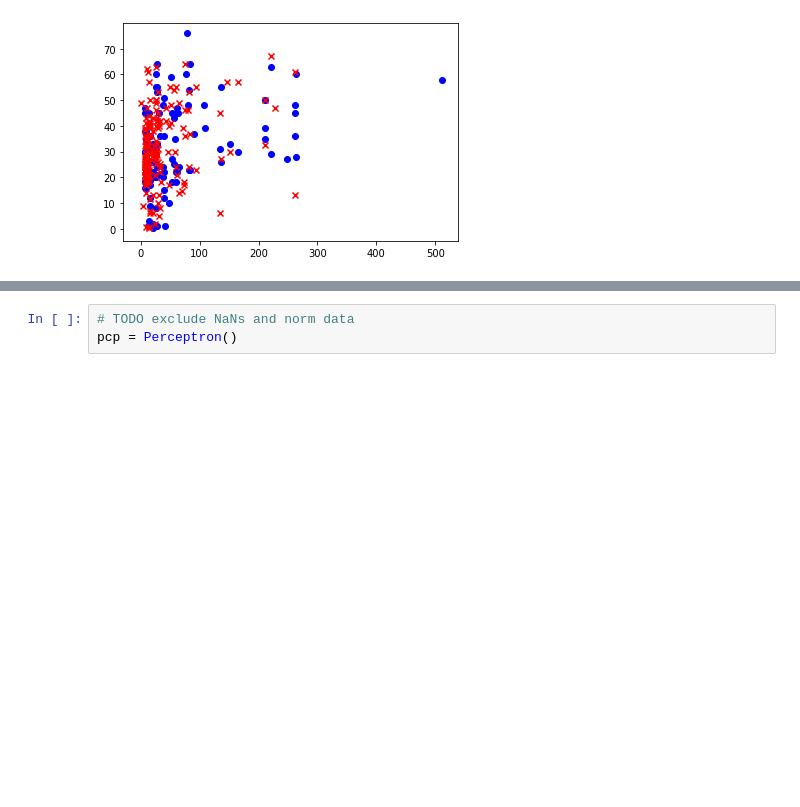
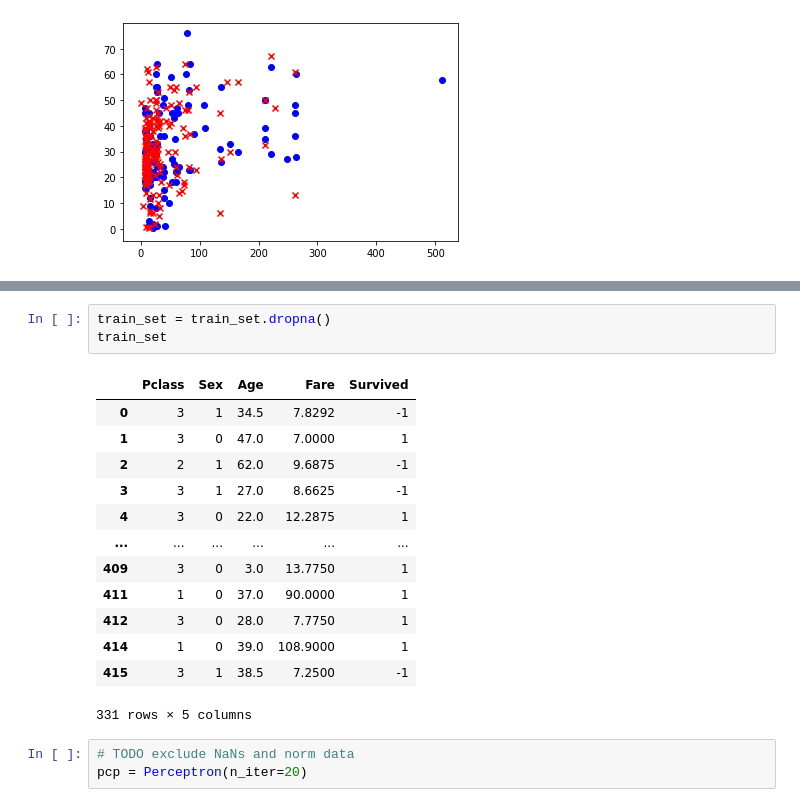
Before and after one commit to nefomichev/ml_models, a Jupyter notebook: rashka_ml_course/Classificator.ipynb, the cells around one changed output, grey strips where cells are left out. Drawn from its saved outputs; the diff is of its cells as text; blank space fills up the shorter version.

```diff
--- a/rashka_ml_course/Classificator.ipynb
+++ b/rashka_ml_course/Classificator.ipynb
@@ -237,3 +253,20 @@ train_set['Survived'] = np.where(train_set['Survived'] == 0, -1, 1)
+# %%
+train_set = train_set.dropna()
+train_set
+# %% [output]
+|  | Pclass | Sex | Age | Fare | Survived |
+| 0 | 3 | 1 | 34.5 | 7.8292 | -1 |
+| 1 | 3 | 0 | 47.0 | 7.0000 | 1 |
+| 2 | 2 | 1 | 62.0 | 9.6875 | -1 |
+| 3 | 3 | 1 | 27.0 | 8.6625 | -1 |
+| 4 | 3 | 0 | 22.0 | 12.2875 | 1 |
+| ... | ... | ... | ... | ... | ... |
+| 409 | 3 | 0 | 3.0 | 13.7750 | 1 |
+| 411 | 1 | 0 | 37.0 | 90.0000 | 1 |
+| 412 | 3 | 0 | 28.0 | 7.7750 | 1 |
+| 414 | 1 | 0 | 39.0 | 108.9000 | 1 |
+| 415 | 3 | 1 | 38.5 | 7.2500 | -1 |
+331 rows × 5 columns
 # %%
 # TODO exclude NaNs and norm data
-pcp = Perceptron()
+pcp = Perceptron(n_iter=20)
```
Also changed, not shown: parts of 7 cells of this notebook, 1 other file.
